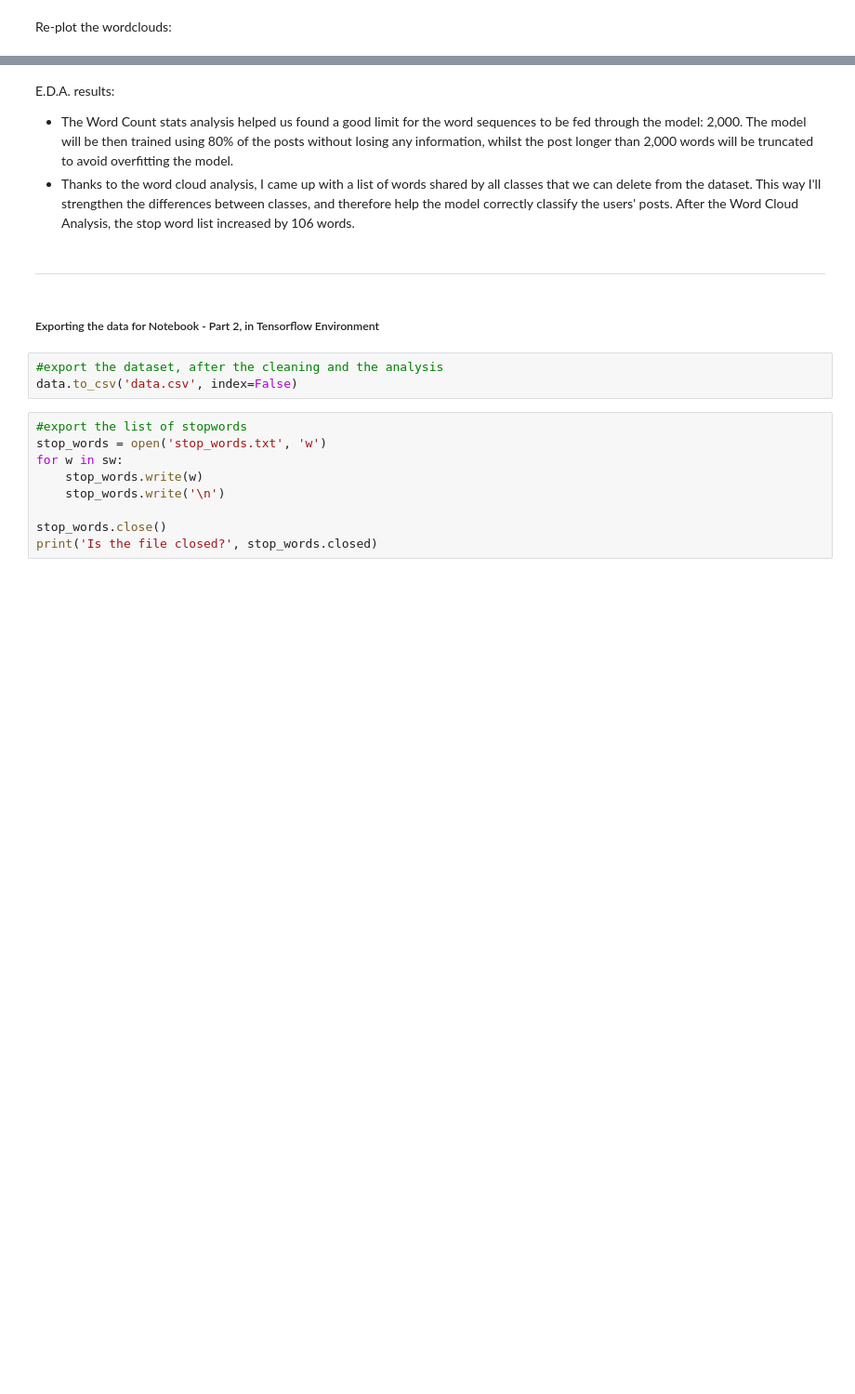
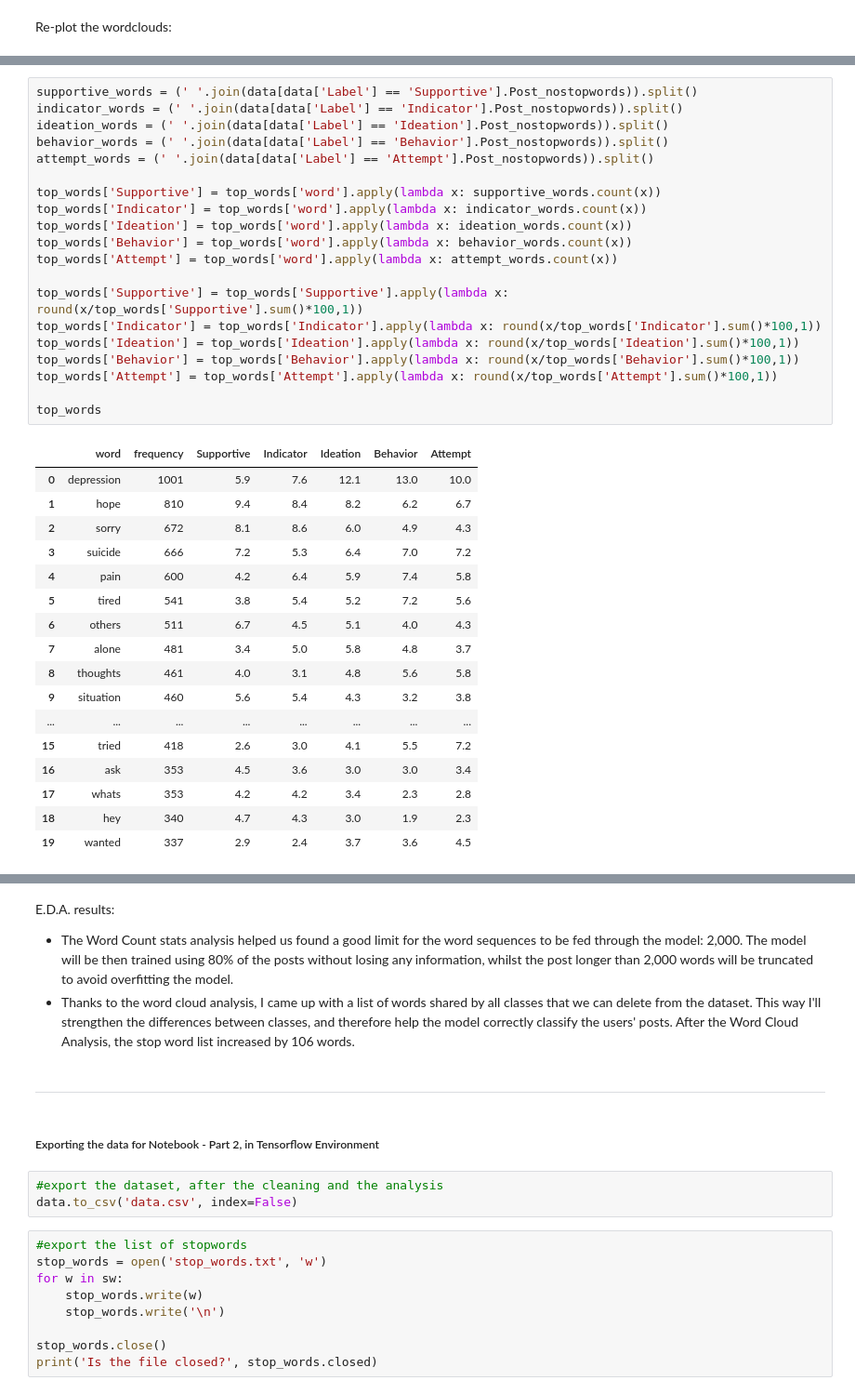
Before and after one commit to SebastianoDenegri/Targeted_Suicide_Intervention, a Jupyter notebook: Reddit_Users_Classification_part_1.ipynb, the cells around one changed output, grey strips where cells are left out. Shown at 93% size. Saved outputs shown, nothing was run; the diff lists cells and outputs as text; blank space fills up the shorter version.

```diff
--- a/Reddit_Users_Classification_part_1.ipynb
+++ b/Reddit_Users_Classification_part_1.ipynb
@@ -587,0 +630,38 @@ Length of stop word list: 323
+# %%
+supportive_words = (' '.join(data[data['Label'] == 'Supportive'].Post_nostopwords)).split()
+indicator_words = (' '.join(data[data['Label'] == 'Indicator'].Post_nostopwords)).split()
+ideation_words = (' '.join(data[data['Label'] == 'Ideation'].Post_nostopwords)).split()
+behavior_words = (' '.join(data[data['Label'] == 'Behavior'].Post_nostopwords)).split()
+attempt_words = (' '.join(data[data['Label'] == 'Attempt'].Post_nostopwords)).split()
+
+top_words['Supportive'] = top_words['word'].apply(lambda x: supportive_words.count(x))
+top_words['Indicator'] = top_words['word'].apply(lambda x: indicator_words.count(x))
+top_words['Ideation'] = top_words['word'].apply(lambda x: ideation_words.count(x))
+top_words['Behavior'] = top_words['word'].apply(lambda x: behavior_words.count(x))
+top_words['Attempt'] = top_words['word'].apply(lambda x: attempt_words.count(x))
+
+top_words['Supportive'] = top_words['Supportive'].apply(lambda x: round(x/top_words['Supportive'].sum()*100,1))
+top_words['Indicator'] = top_words['Indicator'].apply(lambda x: round(x/top_words['Indicator'].sum()*100,1))
+top_words['Ideation'] = top_words['Ideation'].apply(lambda x: round(x/top_words['Ideation'].sum()*100,1))
+top_words['Behavior'] = top_words['Behavior'].apply(lambda x: round(x/top_words['Behavior'].sum()*100,1))
+top_words['Attempt'] = top_words['Attempt'].apply(lambda x: round(x/top_words['Attempt'].sum()*100,1))
+
+top_words
+# %% [output]
+|  | word | frequency | Supportive | Indicator | Ideation | Behavior | Attempt |
+| 0 | depression | 1001 | 5.9 | 7.6 | 12.1 | 13.0 | 10.0 |
+| 1 | hope | 810 | 9.4 | 8.4 | 8.2 | 6.2 | 6.7 |
+| 2 | sorry | 672 | 8.1 | 8.6 | 6.0 | 4.9 | 4.3 |
+| 3 | suicide | 666 | 7.2 | 5.3 | 6.4 | 7.0 | 7.2 |
+| 4 | pain | 600 | 4.2 | 6.4 | 5.9 | 7.4 | 5.8 |
+| 5 | tired | 541 | 3.8 | 5.4 | 5.2 | 7.2 | 5.6 |
+| 6 | others | 511 | 6.7 | 4.5 | 5.1 | 4.0 | 4.3 |
+| 7 | alone | 481 | 3.4 | 5.0 | 5.8 | 4.8 | 3.7 |
+| 8 | thoughts | 461 | 4.0 | 3.1 | 4.8 | 5.6 | 5.8 |
+| 9 | situation | 460 | 5.6 | 5.4 | 4.3 | 3.2 | 3.8 |
+| ... | ... | ... | ... | ... | ... | ... | ... |
+| 15 | tried | 418 | 2.6 | 3.0 | 4.1 | 5.5 | 7.2 |
+| 16 | ask | 353 | 4.5 | 3.6 | 3.0 | 3.0 | 3.4 |
+| 17 | whats | 353 | 4.2 | 4.2 | 3.4 | 2.3 | 2.8 |
+| 18 | hey | 340 | 4.7 | 4.3 | 3.0 | 1.9 | 2.3 |
+| 19 | wanted | 337 | 2.9 | 2.4 | 3.7 | 3.6 | 4.5 |
```
Also changed, not shown: parts of 14 cells of this notebook.
